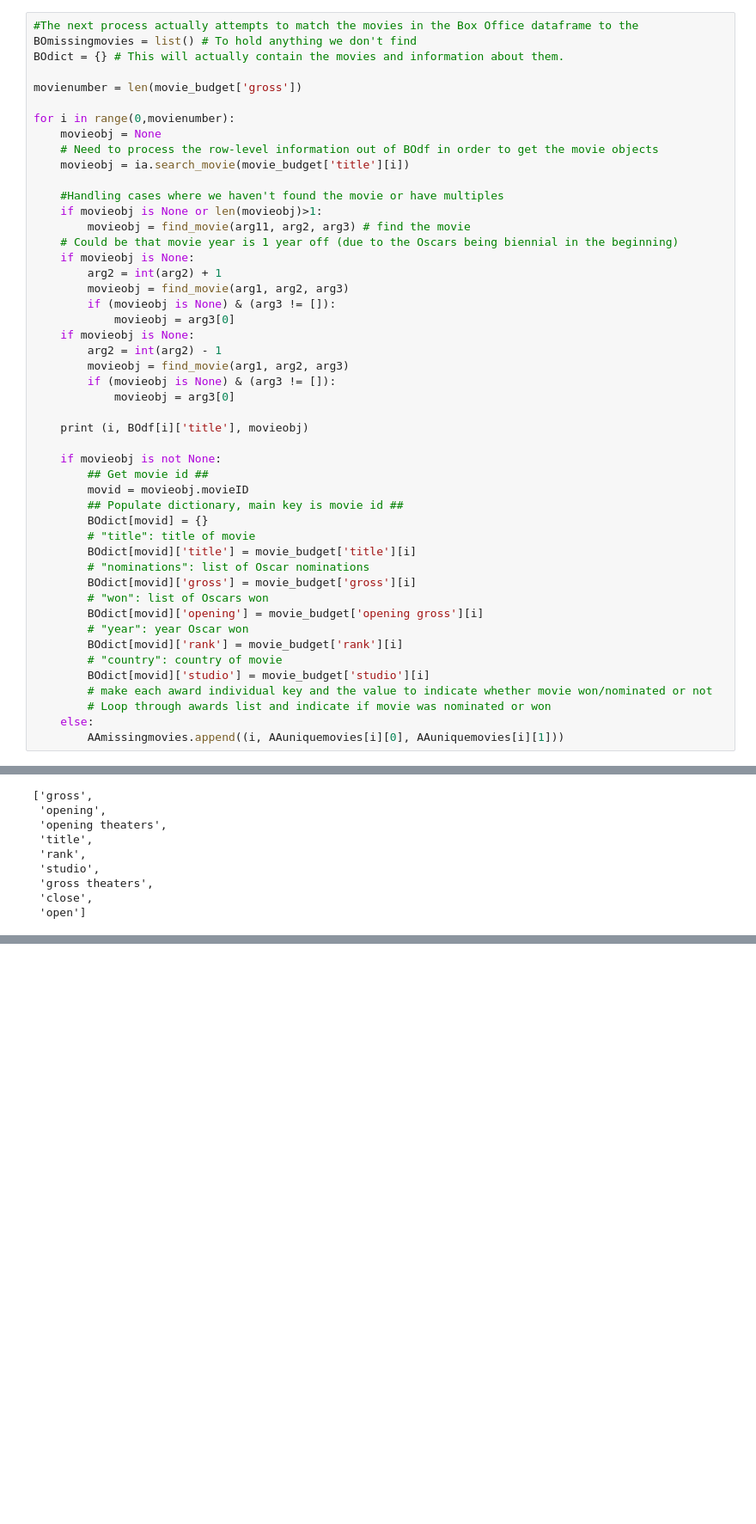
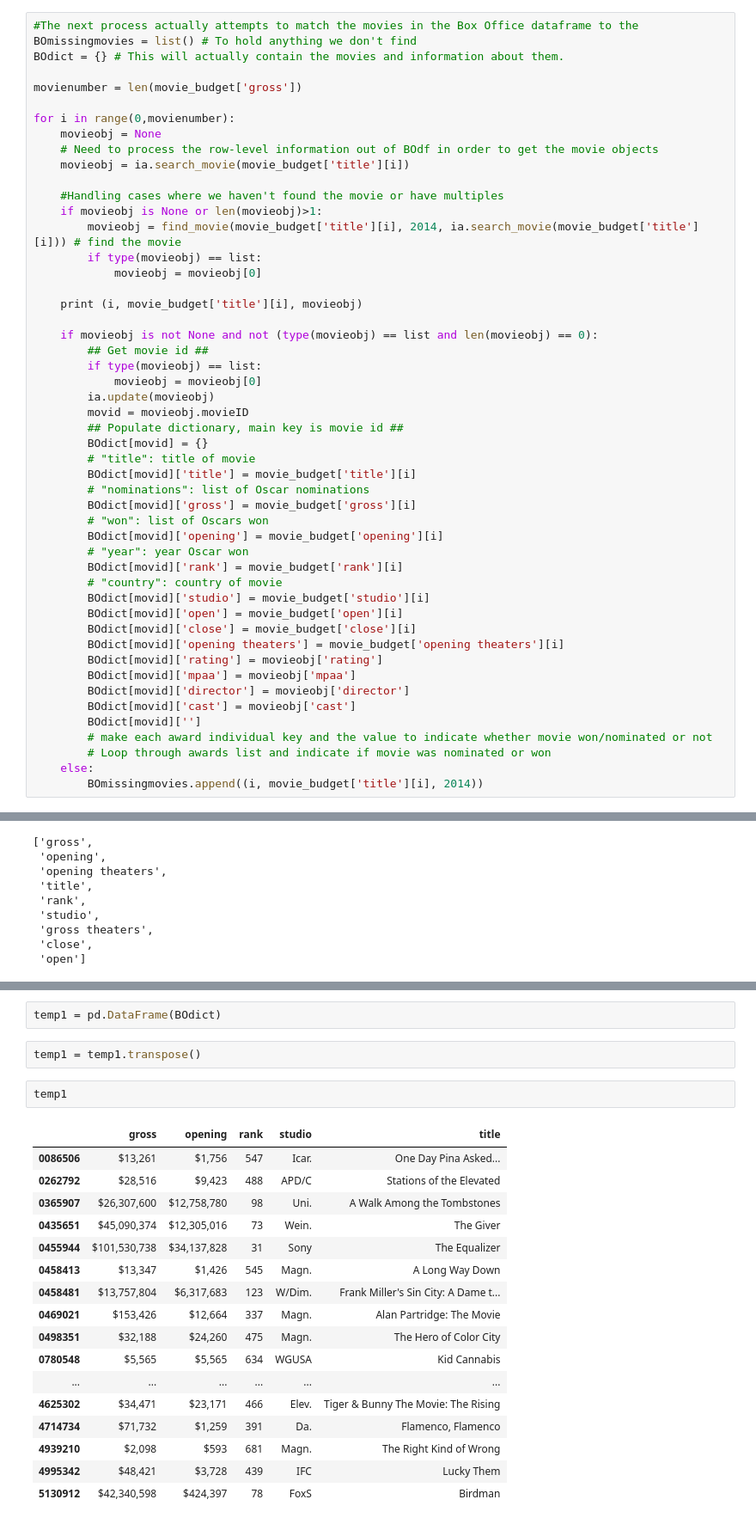
Before and after one commit to oscarpredictor/oscar-predictor, a Jupyter notebook: BOdict notebook.ipynb, the cells around one changed output, grey strips where cells are left out. Shown at 86% size. Saved outputs shown, nothing was run; the diff lists cells and outputs as text; blank space fills up the shorter version.

Commit message:
Updated BOdict

```diff
--- a/BOdict notebook.ipynb
+++ b/BOdict notebook.ipynb
@@ -194,23 +184,17 @@ for i in range(0,movienumber):
 
     #Handling cases where we haven't found the movie or have multiples
     if movieobj is None or len(movieobj)>1:
-        movieobj = find_movie(arg11, arg2, arg3) # find the movie
-    # Could be that movie year is 1 year off (due to the Oscars being biennial in the beginning)
-    if movieobj is None:
-        arg2 = int(arg2) + 1
-        movieobj = find_movie(arg1, arg2, arg3)
-        if (movieobj is None) & (arg3 != []):
-            movieobj = arg3[0]
-    if movieobj is None:
-        arg2 = int(arg2) - 1
-        movieobj = find_movie(arg1, arg2, arg3)
-        if (movieobj is None) & (arg3 != []):
-            movieobj = arg3[0]
+        movieobj = find_movie(movie_budget['title'][i], 2014, ia.search_movie(movie_budget['title'][i])) # find the movie
+        if type(movieobj) == list:
+            movieobj = movieobj[0]
 
-    print (i, BOdf[i]['title'], movieobj)
+    print (i, movie_budget['title'][i], movieobj)
 
-    if movieobj is not None:
+    if movieobj is not None and not (type(movieobj) == list and len(movieobj) == 0):
         ## Get movie id ##
+        if type(movieobj) == list:
+            movieobj = movieobj[0]
+        ia.update(movieobj)
         movid = movieobj.movieID
         ## Populate dictionary, main key is movie id ##
         BOdict[movid] = {}
@@ -219,12 +203,20 @@ for i in range(0,movienumber):
         # "nominations": list of Oscar nominations
         BOdict[movid]['gross'] = movie_budget['gross'][i]
         # "won": list of Oscars won
-        BOdict[movid]['opening'] = movie_budget['opening gross'][i]
+        BOdict[movid]['opening'] = movie_budget['opening'][i]
         # "year": year Oscar won
         BOdict[movid]['rank'] = movie_budget['rank'][i]
         # "country": country of movie
         BOdict[movid]['studio'] = movie_budget['studio'][i]
+        BOdict[movid]['open'] = movie_budget['open'][i]
+        BOdict[movid]['close'] = movie_budget['close'][i]
+        BOdict[movid]['opening theaters'] = movie_budget['opening theaters'][i]
+        BOdict[movid]['rating'] = movieobj['rating']
+        BOdict[movid]['mpaa'] = movieobj['mpaa']
+        BOdict[movid]['director'] = movieobj['director']
+        BOdict[movid]['cast'] = movieobj['cast']
+        BOdict[movid]['']
         # make each award individual key and the value to indicate whether movie won/nominated or not
         # Loop through awards list and indicate if movie was nominated or won
     else:
-        AAmissingmovies.append((i, AAuniquemovies[i][0], AAuniquemovies[i][1]))
+        BOmissingmovies.append((i, movie_budget['title'][i], 2014))
@@ -242,0 +291,24 @@ movie_budget.keys()
+# %%
+temp1 = pd.DataFrame(BOdict)
+# %%
+temp1 = temp1.transpose()
+# %%
+temp1
+# %% [output]
+|  | gross | opening | rank | studio | title |
+| 0086506 | $13,261 | $1,756 | 547 | Icar. | One Day Pina Asked... |
+| 0262792 | $28,516 | $9,423 | 488 | APD/C | Stations of the Elevated |
+| 0365907 | $26,307,600 | $12,758,780 | 98 | Uni. | A Walk Among the Tombstones |
+| 0435651 | $45,090,374 | $12,305,016 | 73 | Wein. | The Giver |
+| 0455944 | $101,530,738 | $34,137,828 | 31 | Sony | The Equalizer |
+| 0458413 | $13,347 | $1,426 | 545 | Magn. | A Long Way Down |
+| 0458481 | $13,757,804 | $6,317,683 | 123 | W/Dim. | Frank Miller's Sin City: A Dame t... |
+| 0469021 | $153,426 | $12,664 | 337 | Magn. | Alan Partridge: The Movie |
+| 0498351 | $32,188 | $24,260 | 475 | Magn. | The Hero of Color City |
+| 0780548 | $5,565 | $5,565 | 634 | WGUSA | Kid Cannabis |
+| ... | ... | ... | ... | ... | ... |
+| 4625302 | $34,471 | $23,171 | 466 | Elev. | Tiger & Bunny The Movie: The Rising |
+| 4714734 | $71,732 | $1,259 | 391 | Da. | Flamenco, Flamenco |
+| 4939210 | $2,098 | $593 | 681 | Magn. | The Right Kind of Wrong |
+| 4995342 | $48,421 | $3,728 | 439 | IFC | Lucky Them |
+| 5130912 | $42,340,598 | $424,397 | 78 | FoxS | Birdman |
```
Also changed, not shown: parts of 14 cells of this notebook.
